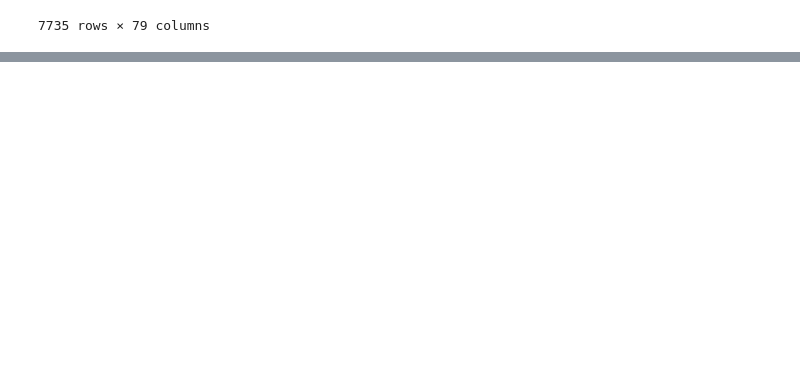
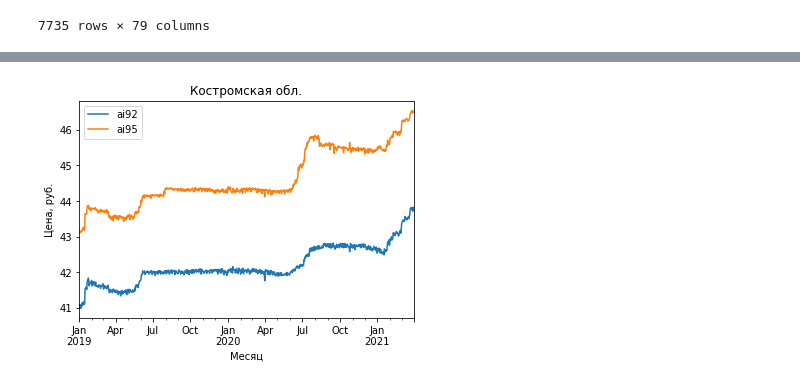
Before and after one commit to grigoriizharkov/All-Cups, a Jupyter notebook: task1/Average prices.ipynb, the cells around one changed output, grey strips where cells are left out. Saved outputs shown, nothing was run; the diff lists cells and outputs as text; code cells hidden in the pictures; blank space fills up the shorter version.

Commit message:
Added some visualization

```diff
--- a/task1/Average prices.ipynb
+++ b/task1/Average prices.ipynb
@@ -505,0 +507,6 @@ test.to_csv('my_submission_1.csv', index=False)
+# %%
+kostroma = train[train.region == 44]
+kostroma = kostroma.sort_values(by='date')
+kostroma.drop(['year', 'month', 'day', 'day_of_week', 'oktmo', 'okato'], axis=1, inplace=True)
+kostroma.index = kostroma.date
+kostroma.drop(['date', 'region'], axis=1, inplace=True)
@@ -505,0 +530,5 @@ test.to_csv('my_submission_1.csv', index=False)
+# %%
+kostroma[['ai92', 'ai95']].plot(title='Костромская обл.', xlabel='Месяц', ylabel='Цена, руб.')
+plt.savefig('kostroma.png')
+# %% [output]
+[figure, added]
```
Also changed, not shown: parts of 13 cells of this notebook.
